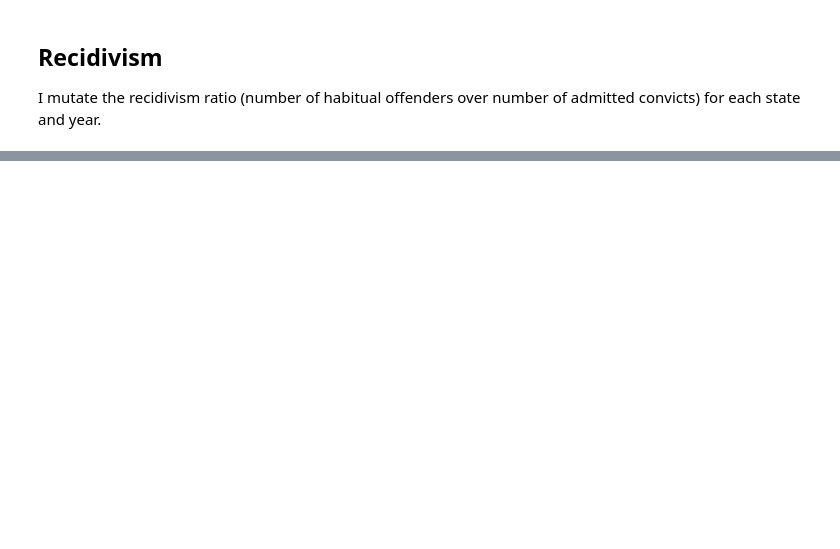
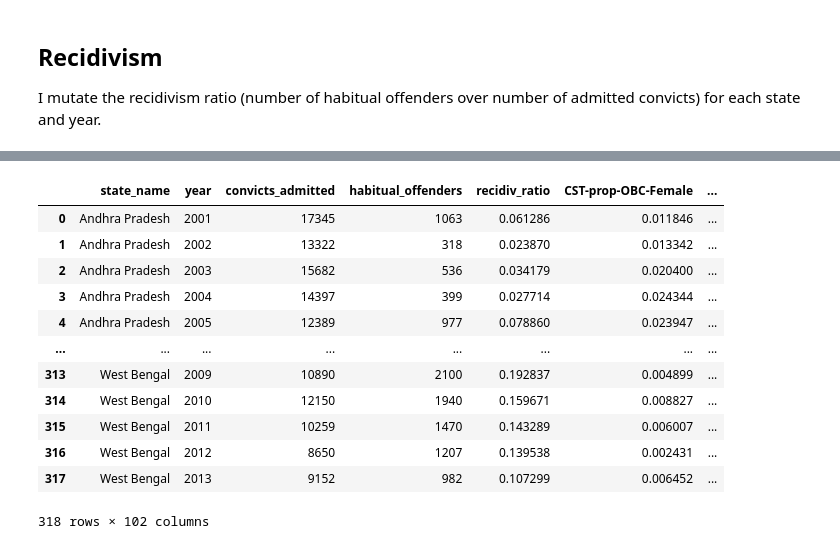
Before and after one commit to hungf8342/indian_prison_recidivism, a Jupyter notebook: DataCleaning.ipynb, the cells around one changed output, grey strips where cells are left out. Cells and saved outputs as stored; diff of their text form; code cells hidden in the pictures; blank space fills up the shorter version.

```diff
--- a/DataCleaning.ipynb
+++ b/DataCleaning.ipynb
@@ -498 +306,17 @@ merge(Tranquility_fin, on=["state_name","year"])
 tidy_Indian_Prison_df.to_csv("Data/tidy_df.csv", index=False)
+# %%
+tidy_Indian_Prison_df
+# %% [output]
+|  | state_name | year | convicts_admitted | habitual_offenders | recidiv_ratio | CST-prop-OBC-Female | ... |
+| 0 | Andhra Pradesh | 2001 | 17345 | 1063 | 0.061286 | 0.011846 | ... |
+| 1 | Andhra Pradesh | 2002 | 13322 | 318 | 0.023870 | 0.013342 | ... |
+| 2 | Andhra Pradesh | 2003 | 15682 | 536 | 0.034179 | 0.020400 | ... |
+| 3 | Andhra Pradesh | 2004 | 14397 | 399 | 0.027714 | 0.024344 | ... |
+| 4 | Andhra Pradesh | 2005 | 12389 | 977 | 0.078860 | 0.023947 | ... |
+| ... | ... | ... | ... | ... | ... | ... | ... |
+| 313 | West Bengal | 2009 | 10890 | 2100 | 0.192837 | 0.004899 | ... |
+| 314 | West Bengal | 2010 | 12150 | 1940 | 0.159671 | 0.008827 | ... |
+| 315 | West Bengal | 2011 | 10259 | 1470 | 0.143289 | 0.006007 | ... |
+| 316 | West Bengal | 2012 | 8650 | 1207 | 0.139538 | 0.002431 | ... |
+| 317 | West Bengal | 2013 | 9152 | 982 | 0.107299 | 0.006452 | ... |
+318 rows × 102 columns
```
Also changed, not shown: parts of 23 cells of this notebook, 6 other files.
